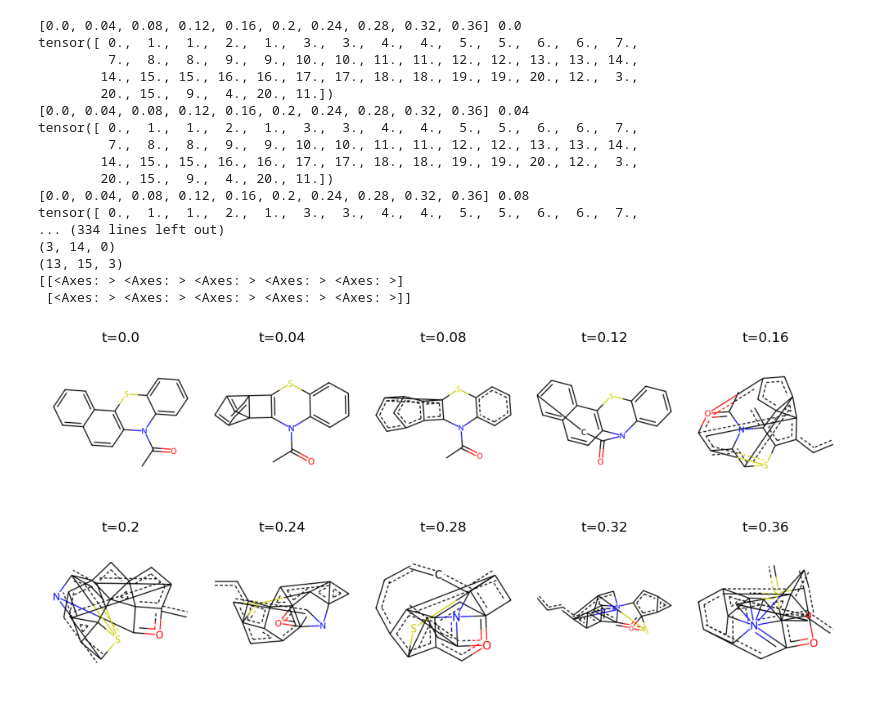
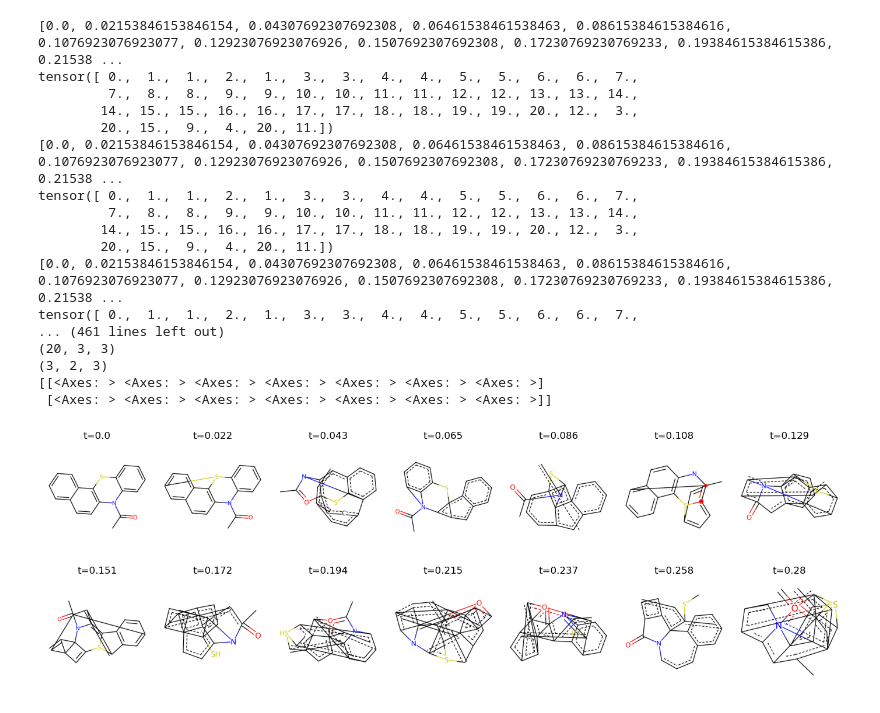
Before and after one commit to alexodavies/graphs-noise-noise, a Jupyter notebook: analysis.ipynb, the cells around one changed output. Saved outputs shown, nothing was run; the diff lists cells and outputs as text; code cells hidden in the pictures.

```diff
--- a/analysis.ipynb
+++ b/analysis.ipynb
@@ -174,10 +176,10 @@ dataset = GraphPropPredDataset(name=dataset_name)
 # Load the first few molecules from the dataset
 num_molecules = 100  # Number of molecules to visualize
 graphs, labels = zip(*[dataset[i] for i in range(num_molecules)])
-graphs = [graphs[2]] * 10
-num_molecules = 10
+graphs = [graphs[2]] * 14
+num_molecules = 14
 
-ts = np.linspace(0, 0.36, num_molecules).tolist()
+ts = np.linspace(0, 0.28, num_molecules).tolist()
 
 for ig, g in enumerate(graphs):
     g2 = Data(
@@ -223,39 +225,39 @@ for graph in graphs:
 
     mols.append(mol)
 
 # Create matplotlib figure
 fig, axes = plt.subplots(2, int(num_molecules / 2), figsize=(num_molecules, 5))
 print(axes)
 axes = list(axes[0]) + list(axes[1])
 
 for i, mol in enumerate(mols):
     # Generate RDKit image for the molecule
     img = Draw.MolToImage(mol)
 
     # Display the image on a matplotlib axis
     axes[i].imshow(img)
     axes[i].axis('off')
     axes[i].set_title(f"t={np.around(ts[i], decimals=3)}")
 
 plt.tight_layout()
 plt.savefig("figures/molecule_structure_noise.png")
 plt.show()
 # %% [output]
-[0.0, 0.04, 0.08, 0.12, 0.16, 0.2, 0.24, 0.28, 0.32, 0.36] 0.0
+[0.0, 0.02153846153846154, 0.04307692307692308, 0.06461538461538463, 0.08615384615384616, 0.1076923076923077, 0.12923076923076926, 0.1507692307692308, 0.17230769230769233, 0.19384615384615386, 0.21538 ...
 tensor([ 0.,  1.,  1.,  2.,  1.,  3.,  3.,  4.,  4.,  5.,  5.,  6.,  6.,  7.,
          7.,  8.,  8.,  9.,  9., 10., 10., 11., 11., 12., 12., 13., 13., 14.,
         14., 15., 15., 16., 16., 17., 17., 18., 18., 19., 19., 20., 12.,  3.,
         20., 15.,  9.,  4., 20., 11.])
-[0.0, 0.04, 0.08, 0.12, 0.16, 0.2, 0.24, 0.28, 0.32, 0.36] 0.04
+[0.0, 0.02153846153846154, 0.04307692307692308, 0.06461538461538463, 0.08615384615384616, 0.1076923076923077, 0.12923076923076926, 0.1507692307692308, 0.17230769230769233, 0.19384615384615386, 0.21538 ...
 tensor([ 0.,  1.,  1.,  2.,  1.,  3.,  3.,  4.,  4.,  5.,  5.,  6.,  6.,  7.,
          7.,  8.,  8.,  9.,  9., 10., 10., 11., 11., 12., 12., 13., 13., 14.,
         14., 15., 15., 16., 16., 17., 17., 18., 18., 19., 19., 20., 12.,  3.,
         20., 15.,  9.,  4., 20., 11.])
-[0.0, 0.04, 0.08, 0.12, 0.16, 0.2, 0.24, 0.28, 0.32, 0.36] 0.08
+[0.0, 0.02153846153846154, 0.04307692307692308, 0.06461538461538463, 0.08615384615384616, 0.1076923076923077, 0.12923076923076926, 0.1507692307692308, 0.17230769230769233, 0.19384615384615386, 0.21538 ...
 tensor([ 0.,  1.,  1.,  2.,  1.,  3.,  3.,  4.,  4.,  5.,  5.,  6.,  6.,  7.,
-... (334 lines left out)
-(3, 14, 0)
-(13, 15, 3)
-[[<Axes: > <Axes: > <Axes: > <Axes: > <Axes: >]
- [<Axes: > <Axes: > <Axes: > <Axes: > <Axes: >]]
+... (461 lines left out)
+(20, 3, 3)
+(3, 2, 3)
+[[<Axes: > <Axes: > <Axes: > <Axes: > <Axes: > <Axes: > <Axes: >]
+ [<Axes: > <Axes: > <Axes: > <Axes: > <Axes: > <Axes: > <Axes: >]]
-[figure, old version]
+[figure, new version]
```
Also changed, not shown: parts of 3 cells of this notebook, 16 other files.
